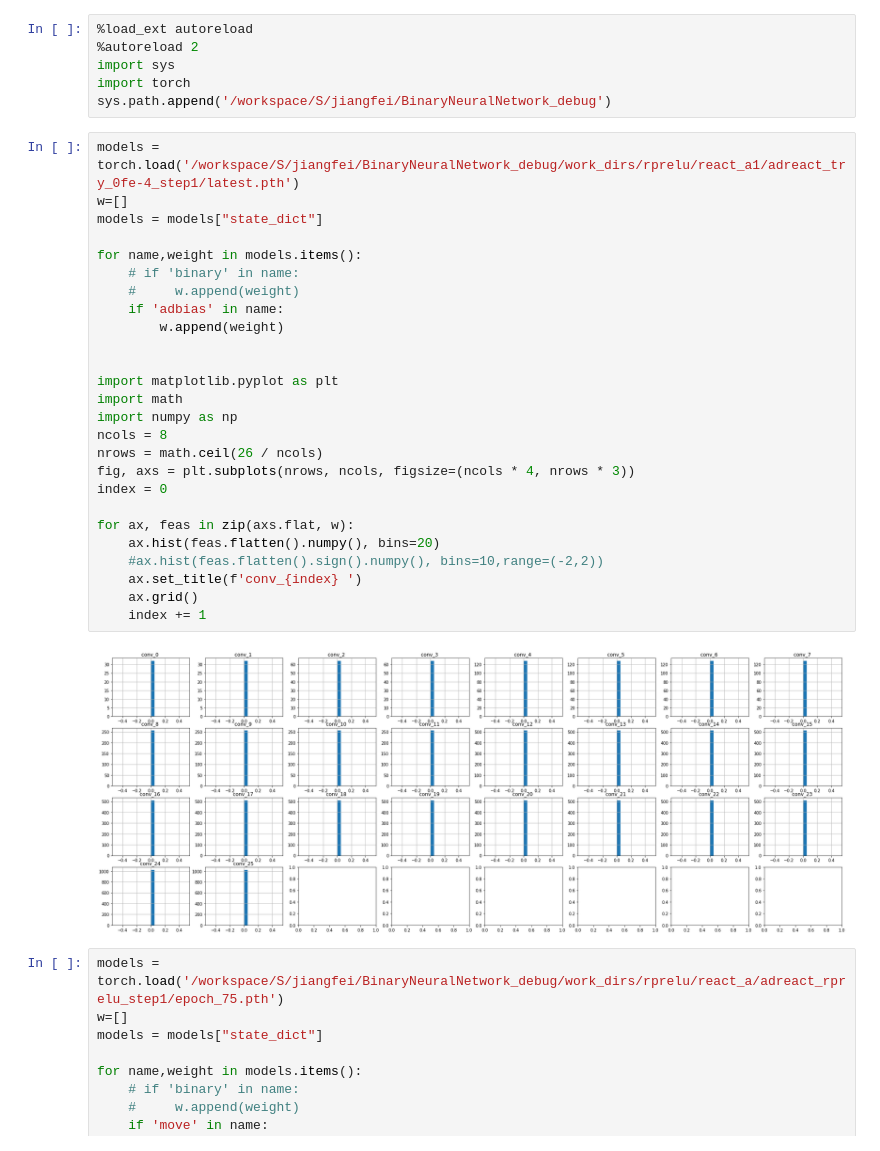
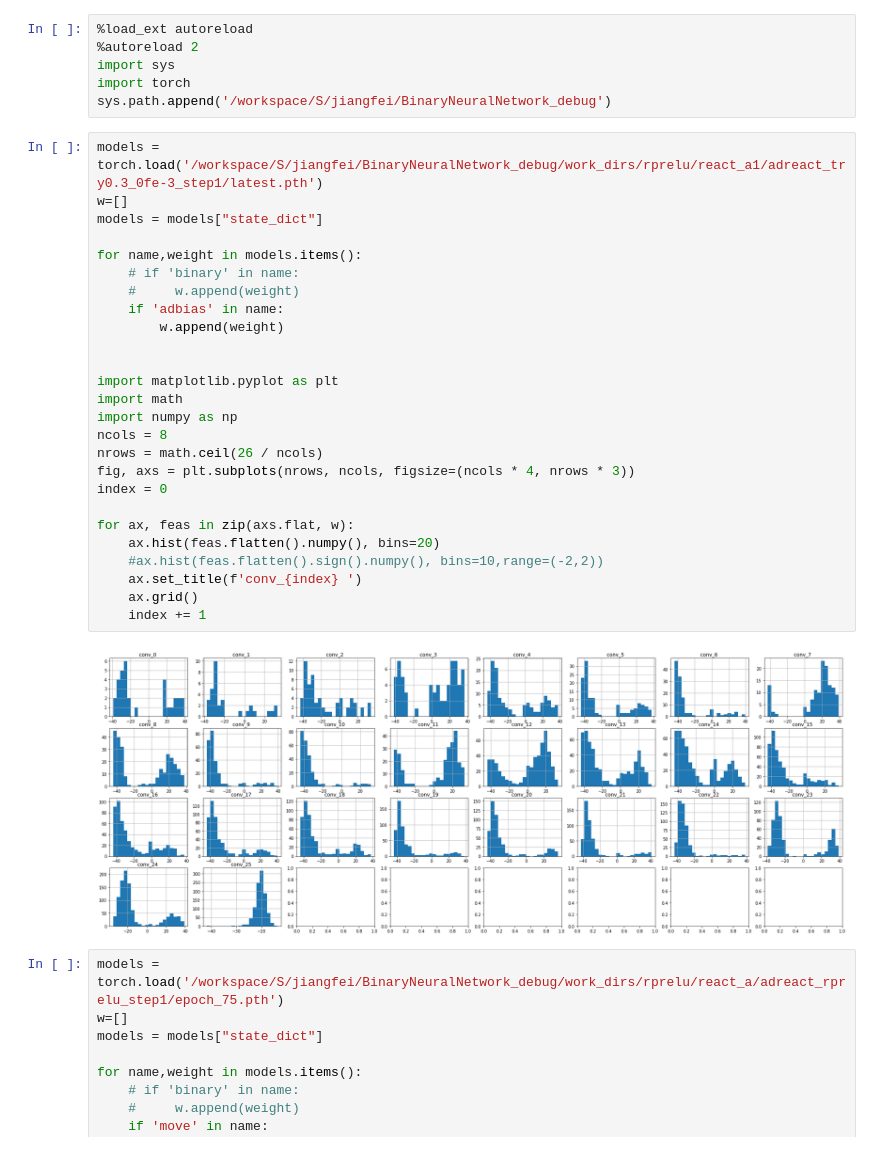
Before and after one commit to lucifer443/BinaryNeuralNetwork, a Jupyter notebook: tools/plot/bias_figure/weight.ipynb, the cells around one changed output. Cells and saved outputs as stored; diff of their text form.

```diff
--- a/tools/plot/bias_figure/weight.ipynb
+++ b/tools/plot/bias_figure/weight.ipynb
@@ -5,33 +5,33 @@ import sys
 import torch
 sys.path.append('/workspace/S/jiangfei/BinaryNeuralNetwork_debug')
 # %%
-models = torch.load('/workspace/S/jiangfei/BinaryNeuralNetwork_debug/work_dirs/rprelu/react_a1/adreact_try_0fe-4_step1/latest.pth')
+models = torch.load('/workspace/S/jiangfei/BinaryNeuralNetwork_debug/work_dirs/rprelu/react_a1/adreact_try0.3_0fe-3_step1/latest.pth')
 w=[]
 models = models["state_dict"]
 
 for name,weight in models.items():
     # if 'binary' in name:
     #     w.append(weight)
     if 'adbias' in name:
         w.append(weight)
 
 
 import matplotlib.pyplot as plt
 import math
 import numpy as np
 ncols = 8
 nrows = math.ceil(26 / ncols)
 fig, axs = plt.subplots(nrows, ncols, figsize=(ncols * 4, nrows * 3))
 index = 0
 
 for ax, feas in zip(axs.flat, w):
     ax.hist(feas.flatten().numpy(), bins=20)
     #ax.hist(feas.flatten().sign().numpy(), bins=10,range=(-2,2))
     ax.set_title(f'conv_{index} ')
     ax.grid()
     index += 1
 # %% [output]
-[figure, old version]
+[figure, new version]
 # %%
 models = torch.load('/workspace/S/jiangfei/BinaryNeuralNetwork_debug/work_dirs/rprelu/react_a/adreact_rprelu_step1/epoch_75.pth')
 w=[]
```
Also changed, not shown: 5 other files.
